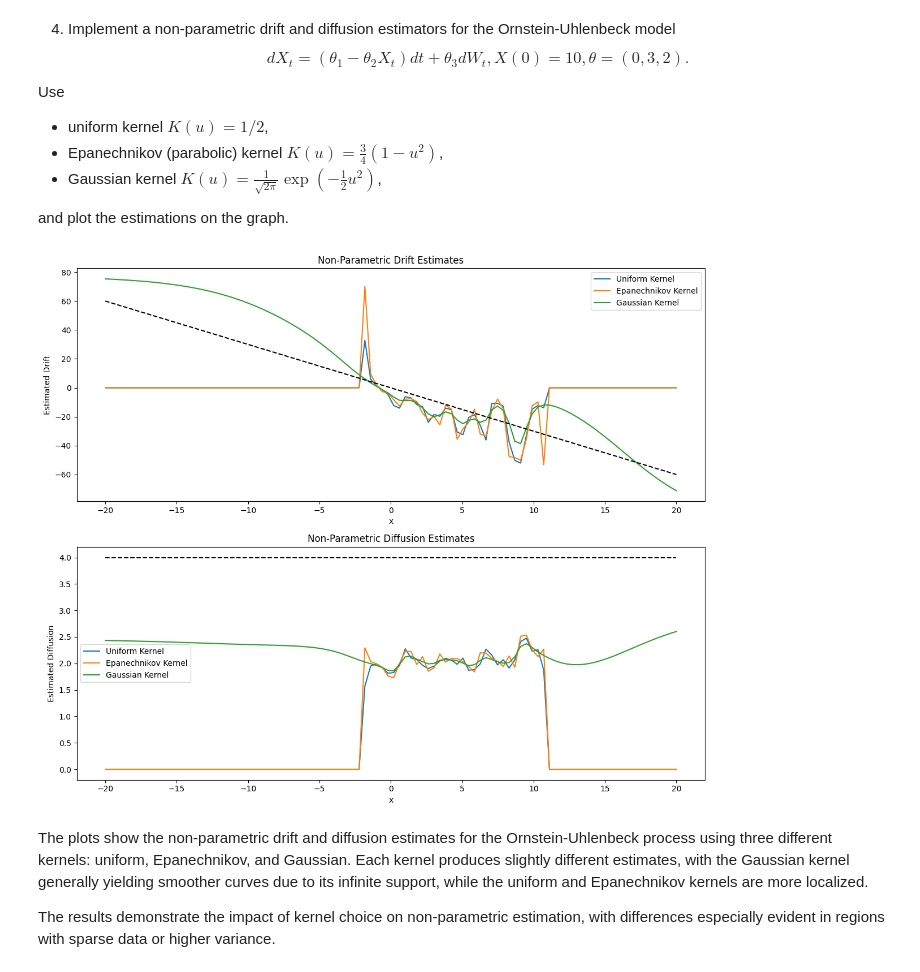
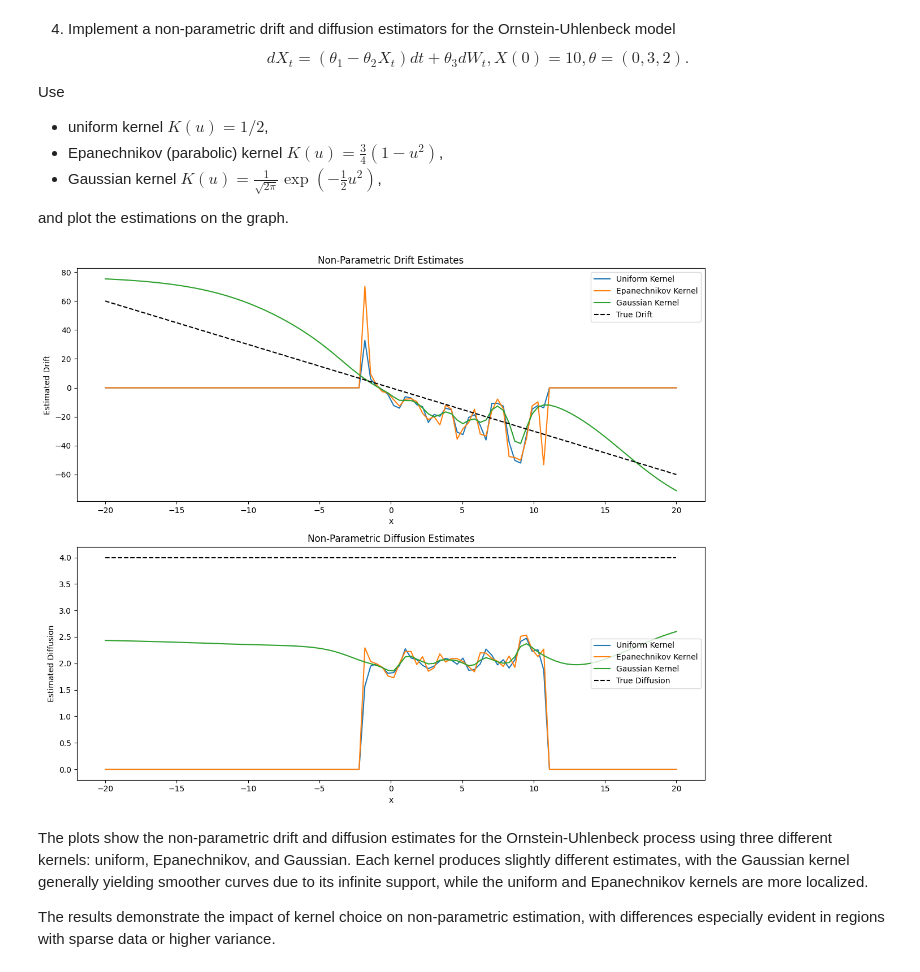
Before and after one commit to MiromanovDaniil/SSP-labs, a Jupyter notebook: SSP_exam.ipynb, the cells around one changed output. Saved outputs shown, nothing was run; the diff lists cells and outputs as text; code cells hidden in the pictures.

```diff
--- a/SSP_exam.ipynb
+++ b/SSP_exam.ipynb
@@ -355,34 +355,36 @@ drift_gaussian, diff_gaussian = estimate_drift_diffusion(X, gaussian_kernel, x_p
 fig, axs = plt.subplots(2, 1, figsize=(12, 10))
 
 a_true = -theta2 * x_points
 b_true = theta3**2 * np.ones_like(x_points)
 
 # Plot drift estimates
 axs[0].plot(x_points, drift_uniform, label="Uniform Kernel")
 axs[0].plot(x_points, drift_epanechnikov, label="Epanechnikov Kernel")
 axs[0].plot(x_points, drift_gaussian, label="Gaussian Kernel")
 axs[0].set_xlabel("x")
 axs[0].set_ylabel("Estimated Drift")
 axs[0].set_title("Non-Parametric Drift Estimates")
 axs[0].legend()
 
 # Plot diffusion estimates
 axs[1].plot(x_points, diff_uniform, label="Uniform Kernel")
 axs[1].plot(x_points, diff_epanechnikov, label="Epanechnikov Kernel")
 axs[1].plot(x_points, diff_gaussian, label="Gaussian Kernel")
 axs[1].set_xlabel("x")
 axs[1].set_ylabel("Estimated Diffusion")
 axs[1].set_title("Non-Parametric Diffusion Estimates")
 axs[1].legend()
 
 # Plot true values
 axs[0].plot(x_points, a_true, 'k--', label='True Drift')
 axs[1].plot(x_points, b_true, 'k--', label='True Diffusion')
+axs[0].legend()
+axs[1].legend()
 
 plt.tight_layout()
 plt.show()
 # %% [output]
-[figure, old version]
+[figure, new version]
 # %% [markdown]
 The plots show the non-parametric drift and diffusion estimates for the Ornstein-Uhlenbeck process using three different kernels: uniform, Epanechnikov, and Gaussian. Each kernel produces slightly different estimates, with the Gaussian kernel generally yielding smoother curves due to its infinite support, while the uniform and Epanechnikov kernels are more localized.
 
```
